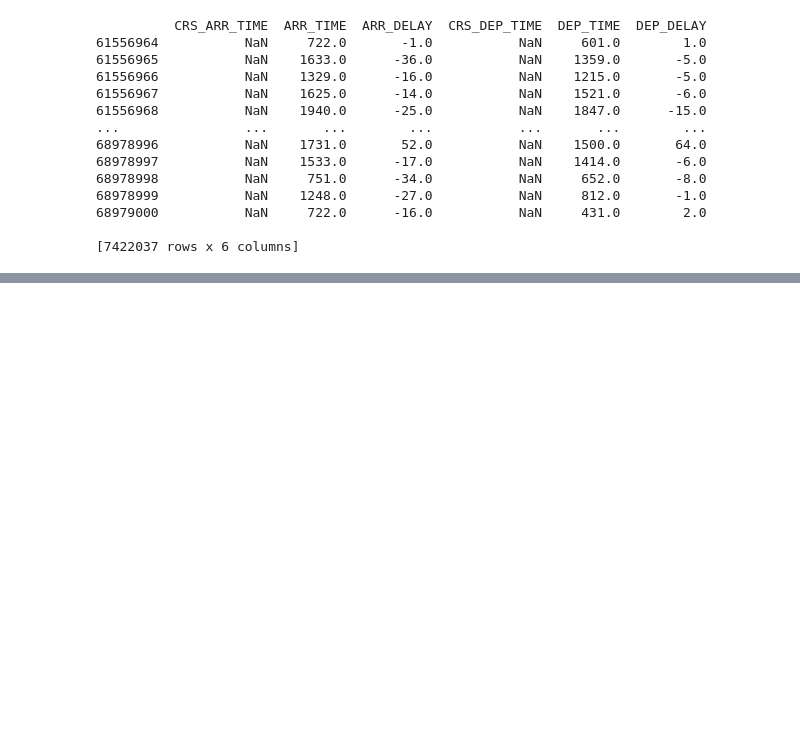
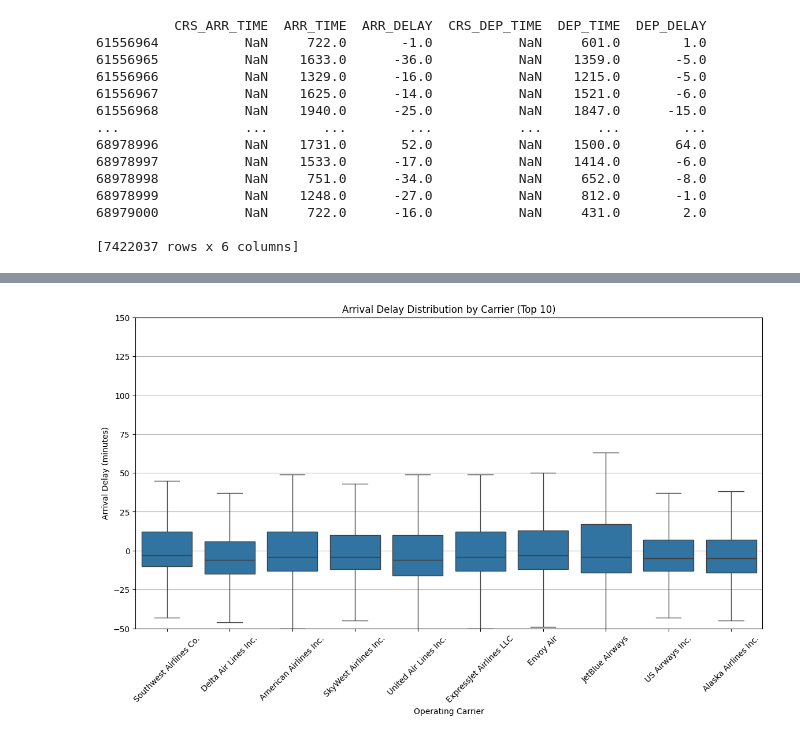
Before and after one commit to shloak17107/airline-delay-prediction, a Jupyter notebook: CMPE_257_Airline_Delays.ipynb, the cells around one changed output, grey strips where cells are left out. Cells and saved outputs as stored; diff of their text form; code cells hidden in the pictures; blank space fills up the shorter version.

```diff
--- a/CMPE_257_Airline_Delays.ipynb
+++ b/CMPE_257_Airline_Delays.ipynb
@@ -582,13 +661,15 @@ plt.show()
 # %%
 # Box plot: Arrival Delay by Carrier (Top N Carriers)
-if 'OP_CARRIER' in df_raw.columns:
-    top_carriers = df_raw['OP_CARRIER'].value_counts().nlargest(10).index.tolist()
+if 'OP_CARRIER' in merged_df.columns:
+    top_carriers = merged_df['OP_CARRIER_NAME'].value_counts().nlargest(10).index.tolist()
     plt.figure(figsize=(14, 7))
-    sns.boxplot(data=df_raw[df_raw['OP_CARRIER'].isin(top_carriers)], x='OP_CARRIER', y='ARR_DELAY', order=top_carriers, showfliers=False)
+    sns.boxplot(data=merged_df[merged_df['OP_CARRIER_NAME'].isin(top_carriers)], x='OP_CARRIER_NAME', y='ARR_DELAY', order=top_carriers, showfliers=False)
     plt.title('Arrival Delay Distribution by Carrier (Top 10)')
     plt.xlabel('Operating Carrier')
     plt.ylabel('Arrival Delay (minutes)')
     plt.ylim(-50, 150)
     plt.xticks(rotation=45)
     plt.grid(axis='y')
     plt.show()
+# %% [output]
+[figure, added]
```
Also changed, not shown: parts of 19 cells of this notebook.
